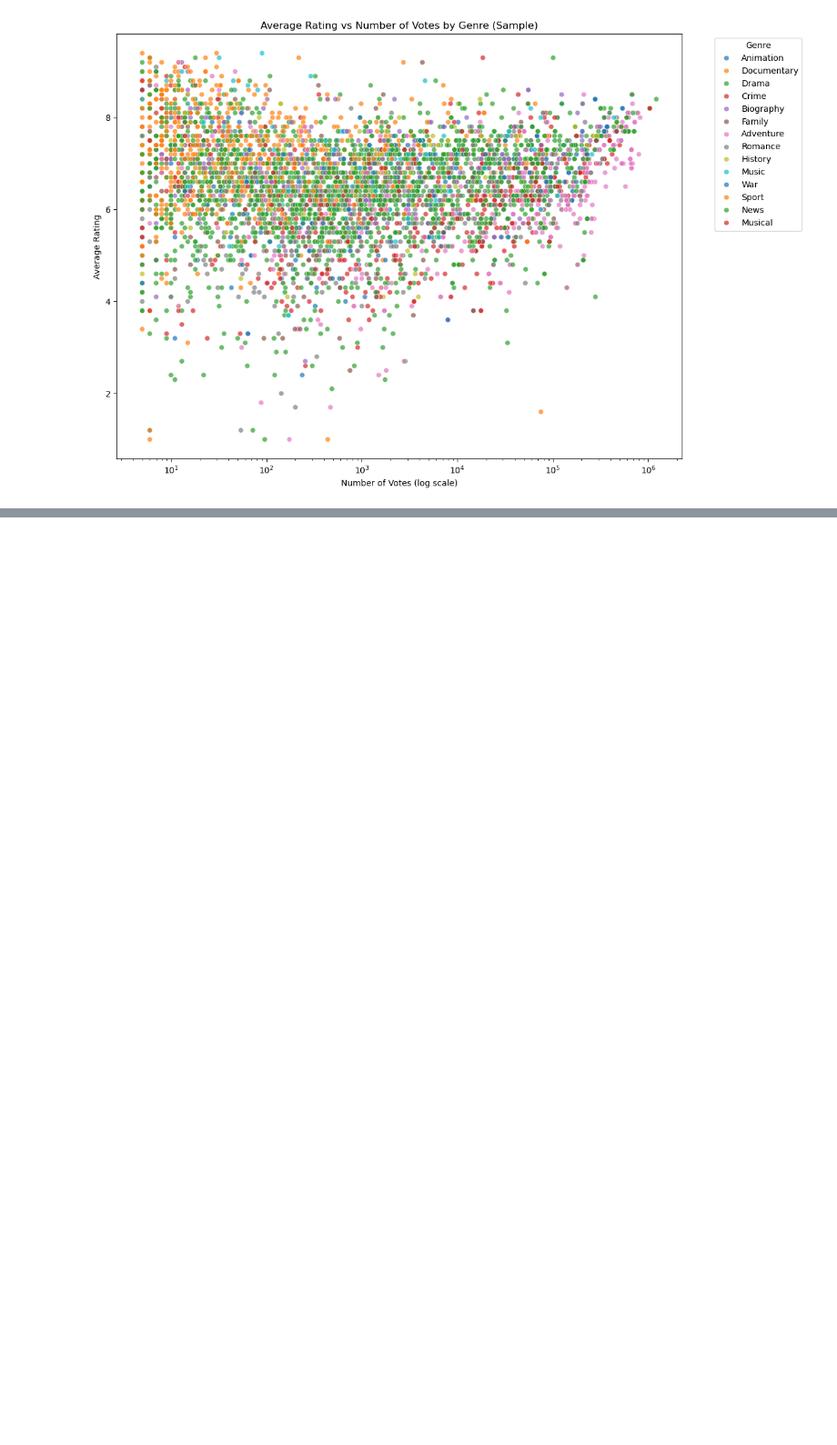
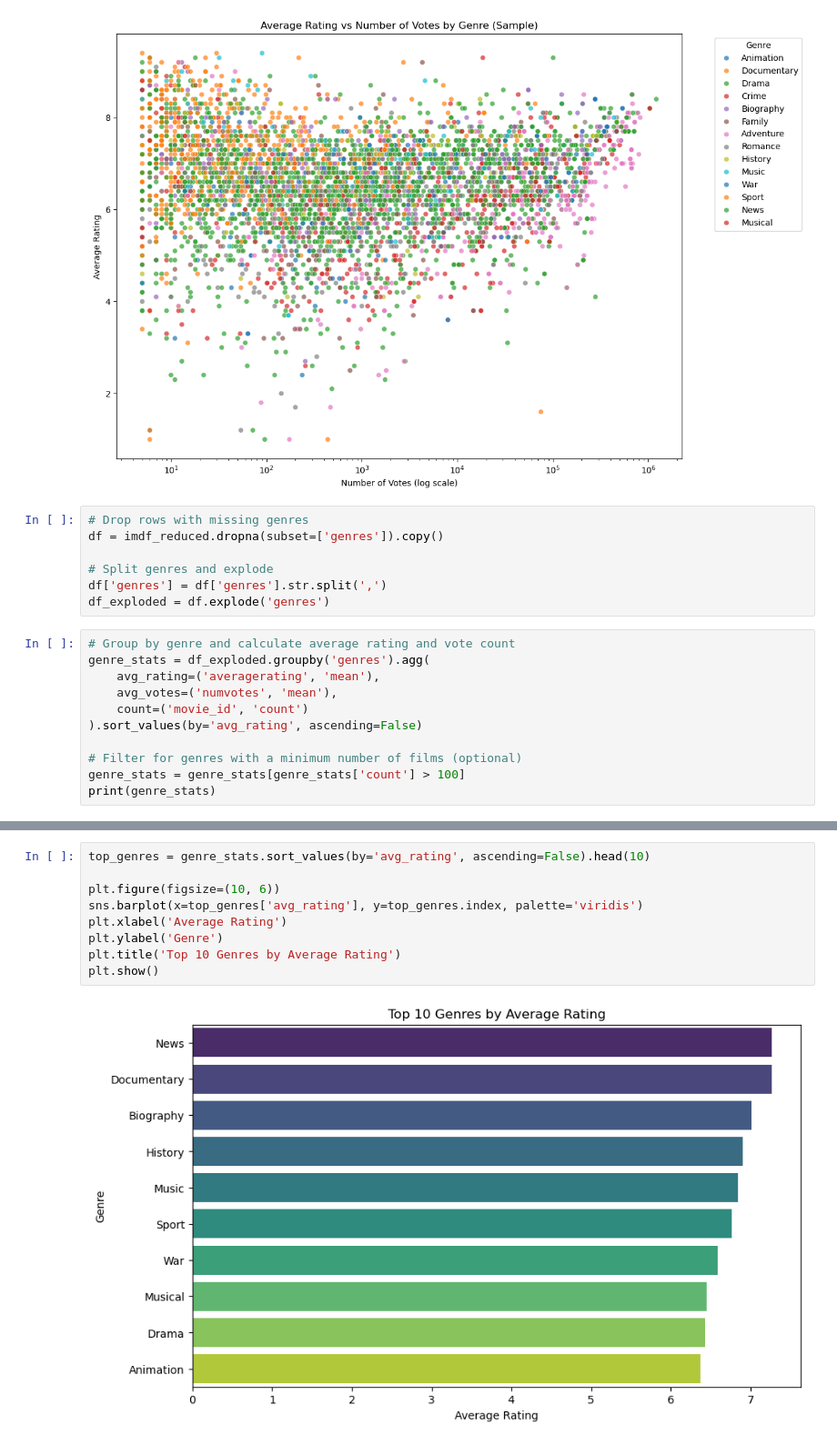
Before and after one commit to MTirop/Group3-End-of-Phase2-Project, a Jupyter notebook: notebooks/lydiah.ipynb, the cells around one changed output, grey strips where cells are left out. Shown at 91% size. Saved outputs shown, nothing was run; the diff lists cells and outputs as text; blank space fills up the shorter version.

Commit message:
Data visualization and saving merged data

```diff
--- a/notebooks/lydiah.ipynb
+++ b/notebooks/lydiah.ipynb
@@ -1170,3 +1192,21 @@ plt.tight_layout()
 plt.show()
 # %% [output]
 [figure]
+# %%
+# Drop rows with missing genres
+df = imdf_reduced.dropna(subset=['genres']).copy()
+
+# Split genres and explode
+df['genres'] = df['genres'].str.split(',')
+df_exploded = df.explode('genres')
+# %%
+# Group by genre and calculate average rating and vote count
+genre_stats = df_exploded.groupby('genres').agg(
+    avg_rating=('averagerating', 'mean'),
+    avg_votes=('numvotes', 'mean'),
+    count=('movie_id', 'count')
+).sort_values(by='avg_rating', ascending=False)
+
+# Filter for genres with a minimum number of films (optional)
+genre_stats = genre_stats[genre_stats['count'] > 100]
+print(genre_stats)
@@ -1172,0 +1231,11 @@ plt.show()
+# %%
+top_genres = genre_stats.sort_values(by='avg_rating', ascending=False).head(10)
+
+plt.figure(figsize=(10, 6))
+sns.barplot(x=top_genres['avg_rating'], y=top_genres.index, palette='viridis')
+plt.xlabel('Average Rating')
+plt.ylabel('Genre')
+plt.title('Top 10 Genres by Average Rating')
+plt.show()
+# %% [output]
+[figure, added]
```
Also changed, not shown: parts of 35 cells of this notebook, 1 other file.
